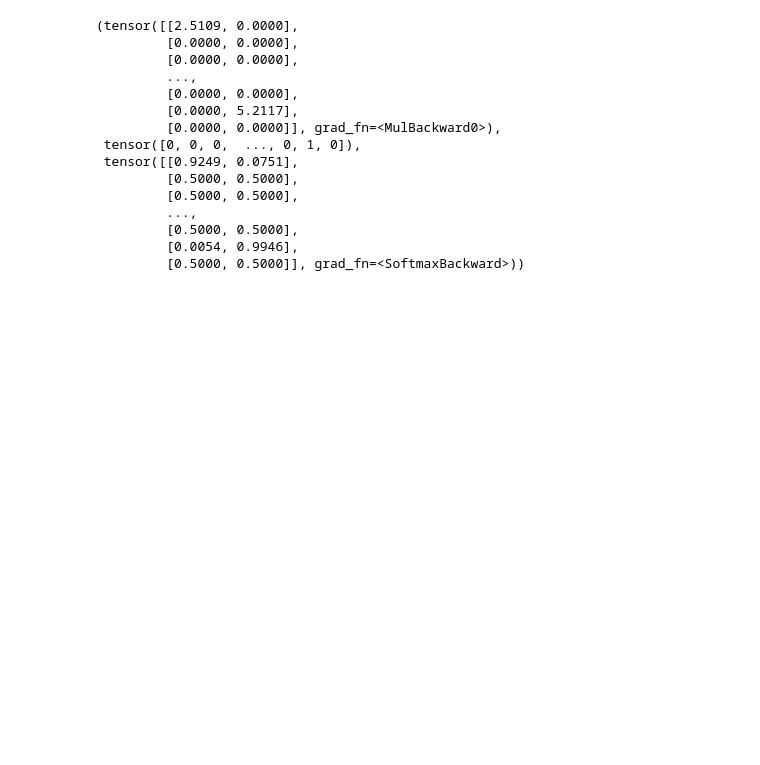
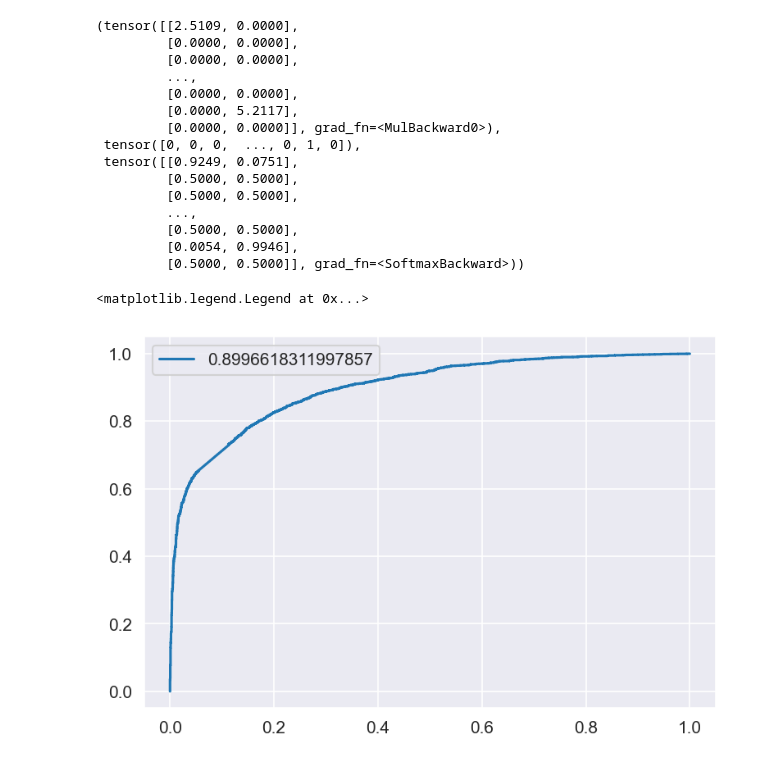
Before and after one commit to richieYT-wan/DeepCAT_PyTorch, a Jupyter notebook: notebooks/models_plots.ipynb, the cells around one changed output. Drawn from its saved outputs; the diff is of its cells as text; code cells hidden in the pictures; blank space fills up the shorter version.

```diff
--- a/notebooks/models_plots.ipynb
+++ b/notebooks/models_plots.ipynb
@@ -98,0 +97,7 @@ a
+# %%
+import matplotlib.pyplot as plt
+plt.plot(e[0],e[1], label = str(c))
+plt.legend()
+# %% [output]
+<matplotlib.legend.Legend at 0x...>
+[figure, added]
```
Also changed, not shown: parts of 1 cell of this notebook, 20 other files.
